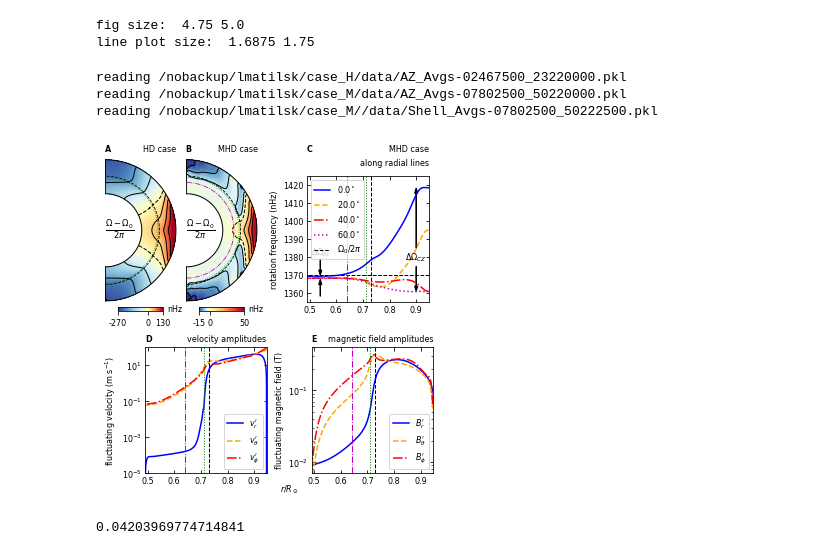
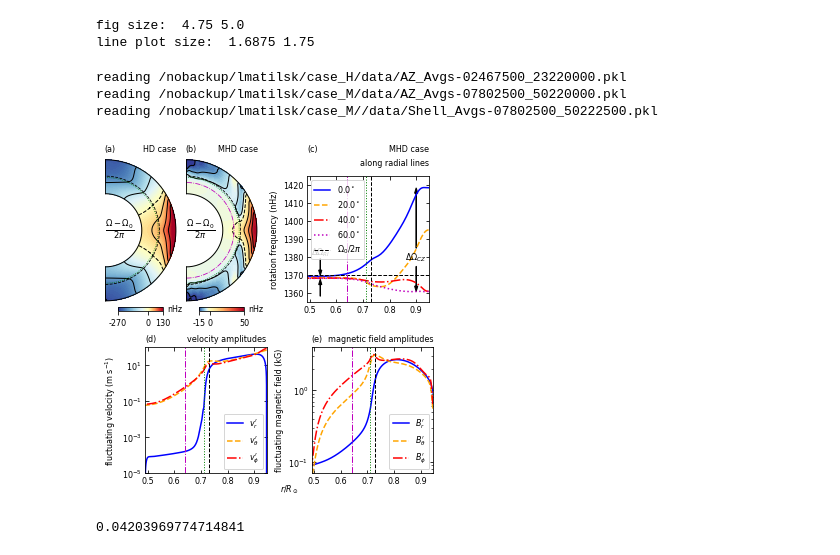
Before and after one commit to illorenzo7/Tacho_Letter_Plots_Part2, a Jupyter notebook: 00_flows_and_fieldamp.ipynb, the cells around one changed output. Drawn from its saved outputs; the diff is of its cells as text; code cells hidden in the pictures.

```diff
--- a/00_flows_and_fieldamp.ipynb
+++ b/00_flows_and_fieldamp.ipynb
@@ -82,7 +82,7 @@ line plot size:  1.6875 1.75
 # Generate the actual figure of the correct dimensions
 fig = plt.figure(figsize=(fig_width_inches, fig_height_inches))
 
-titles = ['A', 'B']
+titles = ['(a)', '(b)']
 titles2 = ['HD case', 'MHD case']
 
 minmax = [(-270, 130), (-15, 50)]
@@ -146,7 +146,7 @@ for iplot in range(2):
 
     # make title
     fig.text(ax_left, 1 - margin_top + margin_y, titles[iplot],\
-             ha='left', va='bottom', fontweight='bold', fontsize=labelsize)
+             ha='left', va='bottom', fontsize=labelsize)
     # label plots a bit better
     fig.text(ax_left + az_width, 1 - margin_top + margin_y, titles2[iplot],\
              ha='right', va='bottom', fontsize=labelsize)
@@ -267,8 +267,8 @@ ax.legend(loc='upper left', fontsize=labelsize)
 ax.text(r0_cz, yc, r'$\Delta\Omega_{CZ}$', ha='center', va='center', fontsize=labelsize)
 
 # set title
-fig.text(ax_left, 1 - margin_top + margin_y, 'C',\
-         ha='left', va='bottom', fontweight='bold', fontsize=labelsize)
+fig.text(ax_left, 1 - margin_top + margin_y, '(c)',\
+         ha='left', va='bottom', fontsize=labelsize)
 
 # label plots a bit better
 fig.text(ax_left + lin_width, 1 - margin_top + margin_y, 'MHD case',\
@@ -325,12 +325,12 @@ pme = vals[:, 0, lut[1112]]
 flucme = rme + tme + pme
 meanme = vals[:, 0, lut[1102]] + vals[:, 0, lut[1103]] + vals[:, 0, lut[1104]] - flucme
 
-eightpi = 8*np.pi # convert to Tesla
-amp_br = np.sqrt(rme*eightpi)*1e-4
-amp_bt = np.sqrt(tme*eightpi)*1e-4
-amp_bp = np.sqrt(pme*eightpi)*1e-4
-amp_bmean = np.sqrt(meanme*eightpi)*1e-4
-amp_bfluc = np.sqrt(flucme*eightpi)*1e-4
+eightpi = 8*np.pi # convert to kG
+amp_br = np.sqrt(rme*eightpi)*1e-3
+amp_bt = np.sqrt(tme*eightpi)*1e-3
+amp_bp = np.sqrt(pme*eightpi)*1e-3
+amp_bmean = np.sqrt(meanme*eightpi)*1e-3
+amp_bfluc = np.sqrt(flucme*eightpi)*1e-3
 
 # vamp
 ax1=fig.add_axes((lin_left, margin_bottom, lin_width, lin_height))
@@ -384,46 +384,46 @@ ax2.plot(rr_n, amp_bp, color=color_order[ordinate], linestyle=style_order[ordina
 ax2.legend(fontsize=fontsize, loc='lower right')
 
 # set y limits
-ymin, ymax = 7e-3, 0.4
+ymin, ymax = 7e-2, 4
 ax2.set_yscale('log')
 ax2.set_ylim(ymin, ymax)
-ax2.set_ylabel('fluctuating magnetic field (T)', va='bottom', fontsize=labelsize)
+ax2.set_ylabel('fluctuating magnetic field (kG)', va='bottom', fontsize=labelsize)
 
 # set x limits
 ax2.set_xlim(rr[-1]/rsun, rr[0]/rsun)
 #ax2.set_xlabel(r'$r/R_\odot$', fontsize=labelsize)
 
 # point ticks inward and get them on all sides
 plt.sca(ax2)
 plt.tick_params(top=True, right=True, direction='in', which='both', labelsize=fontsize)
 
 # add critical radii
 yvals = np.linspace(ymin, ymax, 100)
 count = 0
 for rval in rvals_M:
     ax2.plot(rval + np.zeros(100), yvals, color=linecolors[count], linestyle=linestyles[count], linewidth=lw)
     count += 1
 
 
 
 
 # make labels
-ax1.set_title('D', loc='left', fontweight='bold', fontsize=fontsize)
-ax2.set_title('E', loc='left', fontweight='bold', fontsize=fontsize)
+ax1.set_title('(d)', loc='left', fontsize=fontsize)
+ax2.set_title('(e)', loc='left', fontsize=fontsize)
 
 ax1.set_title('velocity amplitudes', loc='right', fontsize=fontsize)
 ax2.set_title('magnetic field amplitudes', loc='right', fontsize=fontsize)
 
 # label bottom row axes
 fig.text(lin_width + 1.5*lin_left, margin_y, r'$r/R_\odot$',\
          va='bottom', ha='center', fontsize=labelsize)
 
 plt.savefig('images/flows_and_field_amp.png', dpi=300)
 # %% [output]
 reading /nobackup/lmatilsk/case_H/data/AZ_Avgs-02467500_23220000.pkl
 reading /nobackup/lmatilsk/case_M/data/AZ_Avgs-07802500_50220000.pkl
 reading /nobackup/lmatilsk/case_M//data/Shell_Avgs-07802500_50222500.pkl
-[figure, old version]
+[figure, new version]
 # %%
 
 DOm_cz/Om0
```
Also changed, not shown: 6 other files.
